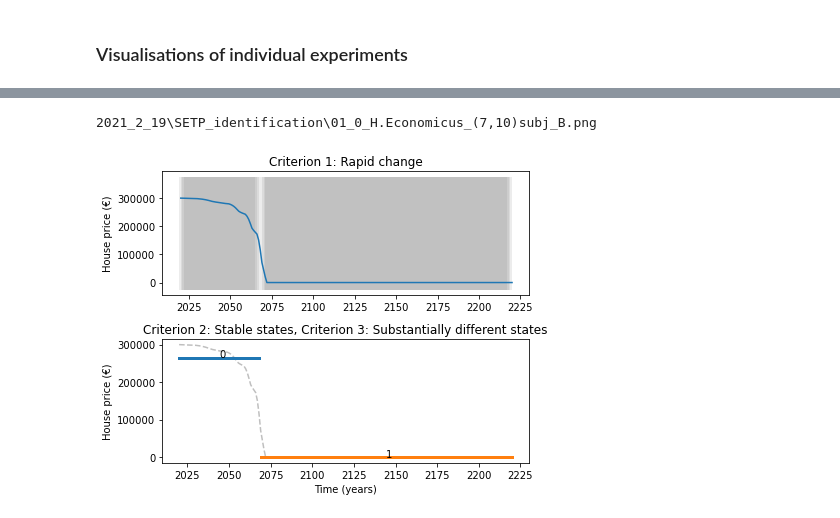
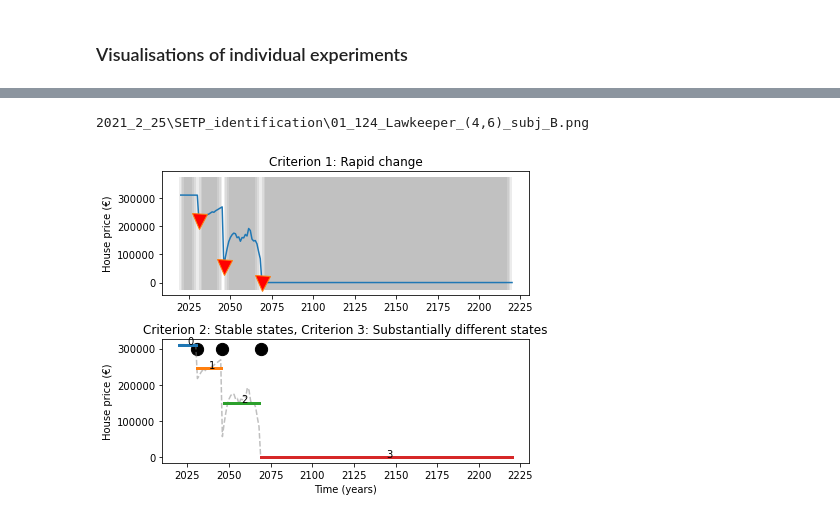
Before and after one commit to keesvanginkel/Urban-SETP, a Jupyter notebook: Paper_figures/Figure_5.ipynb, the cells around one changed output, grey strips where cells are left out. Drawn from its saved outputs; the diff is of its cells as text; code cells hidden in the pictures.

```diff
--- a/Paper_figures/Figure_5.ipynb
+++ b/Paper_figures/Figure_5.ipynb
@@ -183,0 +148,17 @@ dummy, file_string = add_suptitle(dummy,nr1[0],M)
+# %%
+nr2 = sel_exp(experiments,SLR_scenarios='01',SurgeHeights='five_hundred_312',Mayors='Sentiment',ITs=(11,16))[0]
+#A; BR => Deze gaat in twee duidelijke stappen naar 0, ziet er mooi uit!
+exp=nr2
+
+fig, axes = exp.allMetrics[1].plot_SETPs(figsize=(6.5,5))
+for ax in axes:
+    ax.get_legend().remove()
+fig.tight_layout()
+
+dummy, file_string = add_suptitle(dummy,exp,M) #We are only interested in the information on the filename,
+# the fig manipulation is therefore done on a dummy
+
+filename = file_string.replace(" ", "")
+to_save = target / (filename + '.png')
+#fig.savefig(to_save,bbox_inches='tight',dpi=150)
+print(to_save)
@@ -184,7 +168,8 @@ dummy, file_string = add_suptitle(dummy,nr1[0],M)
 # %%
-exp = nr1[0]
+nr3 = sel_exp(experiments,SLR_scenarios='05',SurgeHeights='five_hundred_1',Mayors='Sentiment',ITs=(9,13))[0]
+exp=nr3
 
-fig, axes = exp.allMetrics[0].plot_SETPs(figsize=(6.5,5))
+fig, axes = exp.allMetrics[1].plot_SETPs(figsize=(6.5,5))
 for ax in axes:
     ax.get_legend().remove()
 fig.tight_layout()
@@ -201,0 +187,16 @@ print(to_save)
+# %%
+nr4 = sel_exp(experiments,SLR_scenarios='09',SurgeHeights='five_hundred_0',Mayors='H. Economicus',ITs=(9,13))[0]
+
+exp=nr4
+fig, axes = exp.allMetrics[1].plot_SETPs(figsize=(6.5,5))
+for ax in axes:
+    ax.get_legend().remove()
+fig.tight_layout()
+
+dummy, file_string = add_suptitle(dummy,exp,M) #We are only interested in the information on the filename,
+# the fig manipulation is therefore done on a dummy
+
+filename = file_string.replace(" ", "")
+to_save = target / (filename + '.png')
+#fig.savefig(to_save,bbox_inches='tight',dpi=150)
+print(to_save)
@@ -202,18 +206,19 @@ print(to_save)
 # %%
-exp = nr2[0]
+nr5 = sel_exp(experiments,SLR_scenarios='01',SurgeHeights='five_hundred_124',Mayors='Lawkeeper',ITs=(4,6))[0]
 
-fig, axes = exp.allMetrics[0].plot_SETPs(figsize=(6.5,5))
+exp=nr5
+fig, axes = exp.allMetrics[1].plot_SETPs(figsize=(6.5,5))
 for ax in axes:
     ax.get_legend().remove()
 fig.tight_layout()
 
 dummy, file_string = add_suptitle(dummy,exp,M) #We are only interested in the information on the filename,
 # the fig manipulation is therefore done on a dummy
 
 filename = file_string.replace(" ", "")
 to_save = target / (filename + '.png')
-fig.savefig(to_save,bbox_inches='tight',dpi=150)
+#fig.savefig(to_save,bbox_inches='tight',dpi=150)
 print(to_save)
 # %% [output]
-2021_2_19\SETP_identification\01_0_H.Economicus_(7,10)subj_B.png
+2021_2_25\SETP_identification\01_124_Lawkeeper_(4,6)_subj_B.png
-[figure, old version]
+[figure, new version]
```
Also changed, not shown: parts of 29 cells of this notebook, 32 other files.
